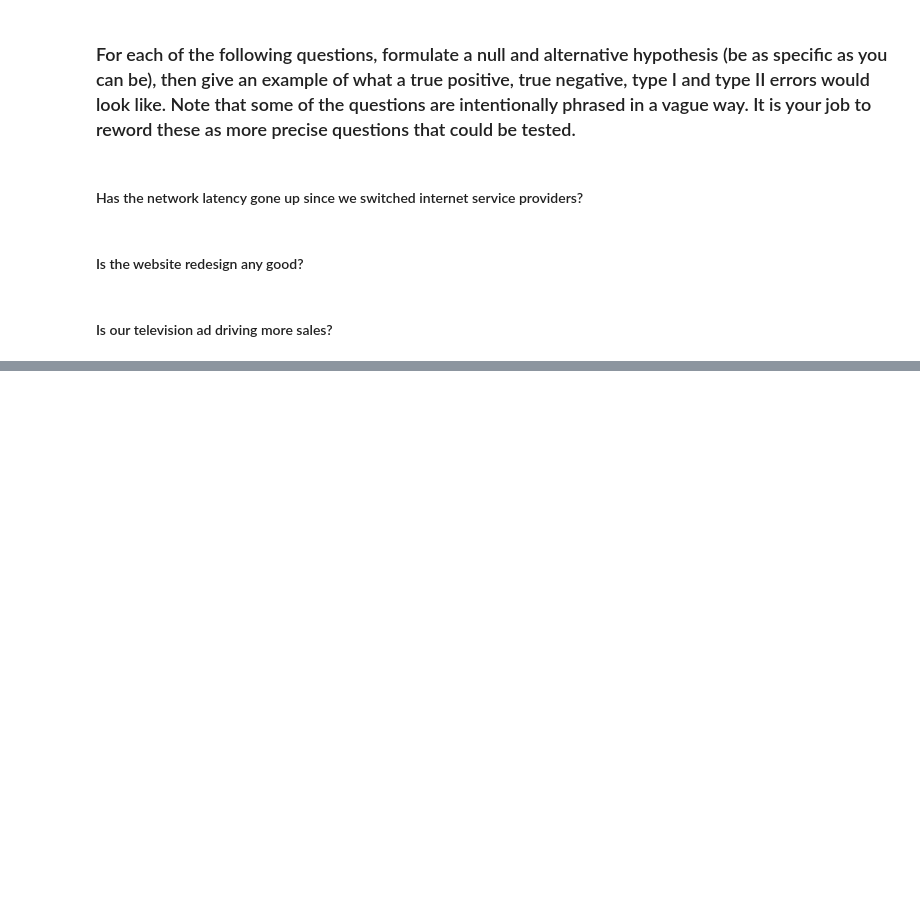
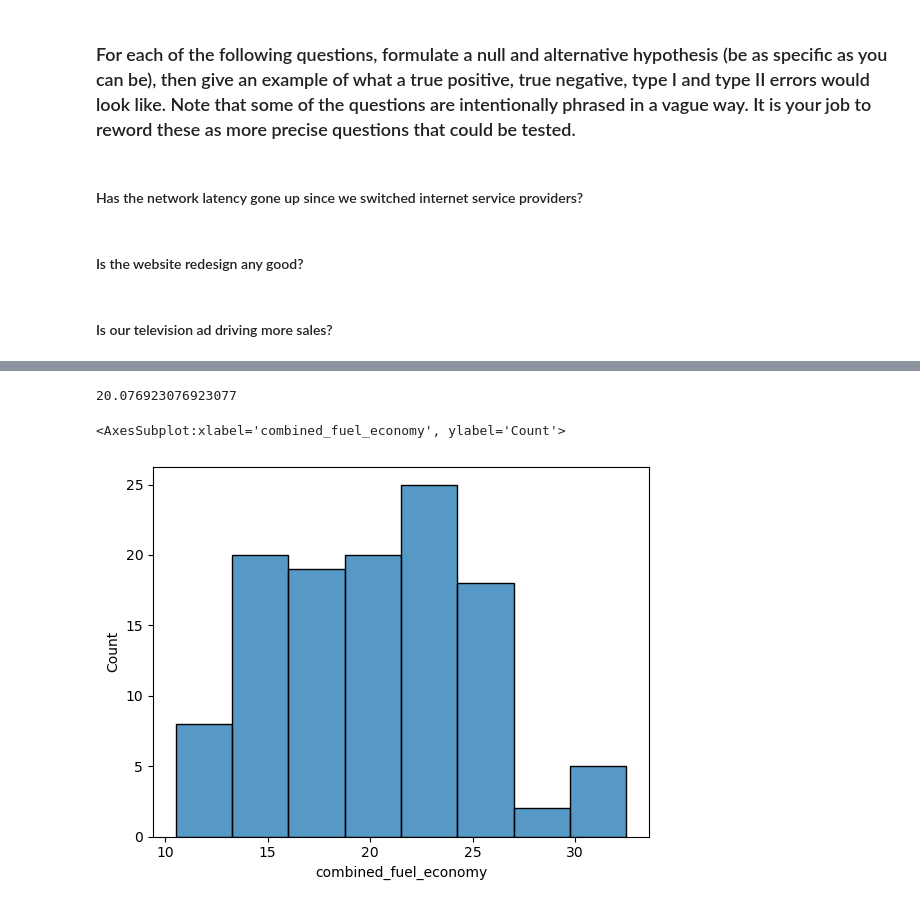
Before and after one commit to carlopdeleon/statistics-exercises, a Jupyter notebook: hypothesis_testing.ipynb, the cells around one changed output, grey strips where cells are left out. Drawn from its saved outputs; the diff is of its cells as text; code cells hidden in the pictures; blank space fills up the shorter version.

```diff
--- a/hypothesis_testing.ipynb
+++ b/hypothesis_testing.ipynb
@@ -34,0 +138,5 @@
+# %%
+from pydataset import data
+
+data('mpg', show_doc = True)
+mpg = data('mpg')
@@ -34,0 +184,5 @@
+# %%
+# combined fuel efficiency
+combined_fuel_economy = (mpg['cty'] + mpg['hwy']) / 2
+mpg['combined_fuel_economy'] = combined_fuel_economy
+mpg
@@ -34,0 +203,4 @@
+# %%
+# dataframe of 2008 vehicles with mpg
+vehicles_2008 = mpg[mpg['year'] == 2008]
+vehicles_2008.head(10)
@@ -34,0 +234,11 @@
+# %%
+#mean of 2008 vehicles
+mpg_mean_2008 = vehicles_2008.combined_fuel_economy.mean()
+mpg_mean_2008
+# %% [output]
+20.076923076923077
+# %%
+sns.histplot(vehicles_2008['combined_fuel_economy'])
+# %% [output]
+<AxesSubplot:xlabel='combined_fuel_economy', ylabel='Count'>
+[figure, added]
```
Also changed, not shown: parts of 177 cells of this notebook.
